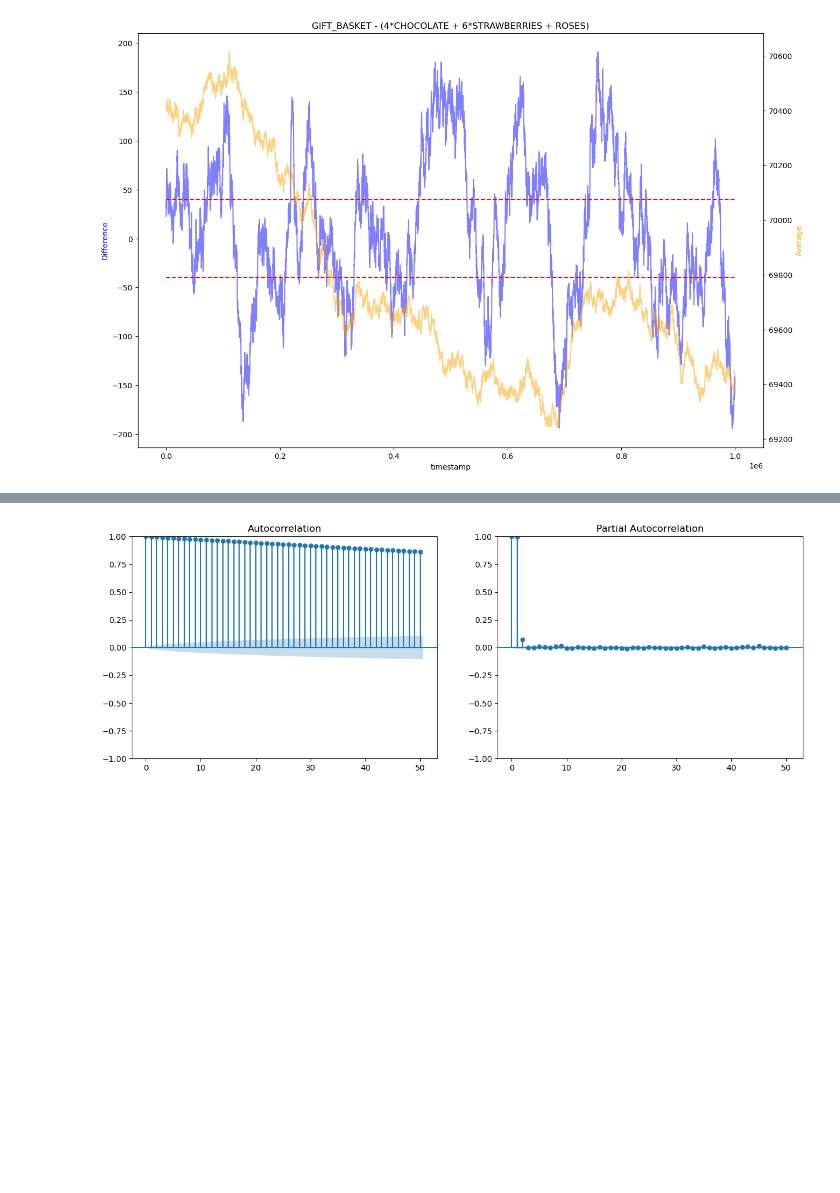
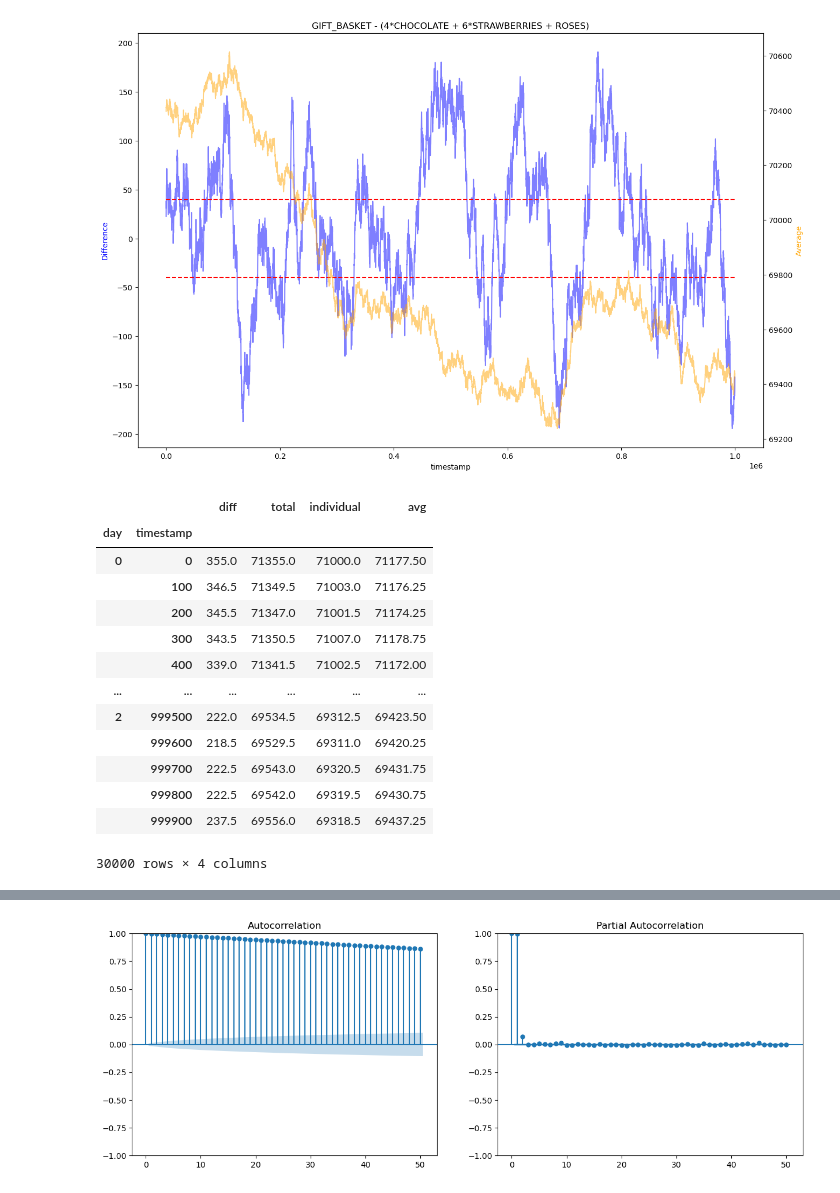
Before and after one commit to Meilism/IMC-Prosperity-Trading-Challenge, a Jupyter notebook: JM/analysis/data_analysis_3.ipynb, the cells around one changed output, grey strips where cells are left out. Saved outputs shown, nothing was run; the diff lists cells and outputs as text; code cells hidden in the pictures; blank space fills up the shorter version.

Commit message:
add data for round4

```diff
--- a/JM/analysis/data_analysis_3.ipynb
+++ b/JM/analysis/data_analysis_3.ipynb
@@ -267,3 +267,21 @@ for d in days:
 [figure]
 [figure]
 [figure]
+# %%
+data = pd.DataFrame([diff, total, individual, avg], index=['diff', 'total', 'individual', 'avg']).T
+data
+# %% [output]
+|  |  | diff | total | individual | avg |
+| day | timestamp |  |  |  |  |
+| 0 | 0 | 355.0 | 71355.0 | 71000.0 | 71177.50 |
+|  | 100 | 346.5 | 71349.5 | 71003.0 | 71176.25 |
+|  | 200 | 345.5 | 71347.0 | 71001.5 | 71174.25 |
+|  | 300 | 343.5 | 71350.5 | 71007.0 | 71178.75 |
+|  | 400 | 339.0 | 71341.5 | 71002.5 | 71172.00 |
+| ... | ... | ... | ... | ... | ... |
+| 2 | 999500 | 222.0 | 69534.5 | 69312.5 | 69423.50 |
+|  | 999600 | 218.5 | 69529.5 | 69311.0 | 69420.25 |
+|  | 999700 | 222.5 | 69543.0 | 69320.5 | 69431.75 |
+|  | 999800 | 222.5 | 69542.0 | 69319.5 | 69430.75 |
+|  | 999900 | 237.5 | 69556.0 | 69318.5 | 69437.25 |
+30000 rows × 4 columns
```
Also changed, not shown: parts of 5 cells of this notebook, 12 other files.
